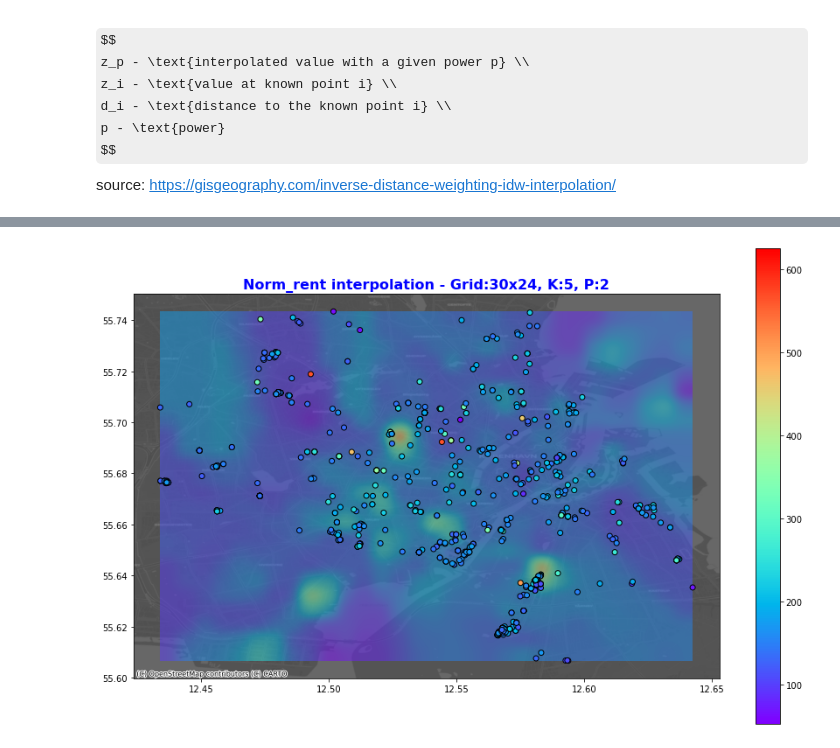
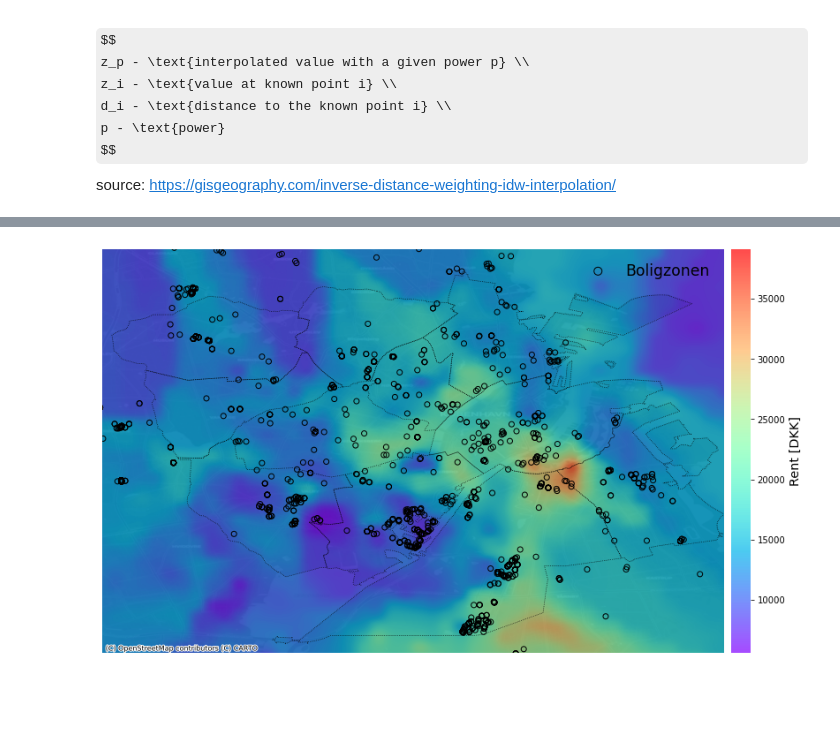
Before and after one commit to szymongalecki/Geospatial_Data_Science, a Jupyter notebook: idw_interpolation.ipynb, the cells around one changed output, grey strips where cells are left out. Cells and saved outputs as stored; diff of their text form; code cells hidden in the pictures; some formulas as TeX source; blank space fills up the shorter version.

Commit message:
final version of interpolation notebook

```diff
--- a/idw_interpolation.ipynb
+++ b/idw_interpolation.ipynb
@@ -164,7 +146,8 @@ grid_gdf["interpolated_norm_rent"] = interpolated_norm_rent
 # Convert dataframe columns into arrays
 longitude = grid_df["longitude"].values
 latitude = grid_df["latitude"].values
-interpolated_norm_rent = grid_df["interpolated_norm_rent"].values
+interpolated_rent = grid_df["interpolated_rent"].values
 # %%
-grid = np.reshape(interpolated_norm_rent, (4*D, 5*D))
-# grid
+# Reshape 1D array into 2D array
+grid = np.reshape(interpolated_rent, (4*D, 5*D))
+grid
@@ -198,29 +177,44 @@ neighbors.head()
-# %%
-# Create a figure and axes
-fig, ax = plt.subplots(figsize=(15, 10))
-
-# Scatter plot of neighbors
-sc = ax.scatter(neighbors.longitude, neighbors.latitude, c=neighbors.norm_rent, cmap='rainbow', edgecolors='black')
-
-# Add the basemap using contextily
-cx.add_basemap(ax, crs=gdf.crs, source=cx.providers.CartoDB.DarkMatter, alpha=0.7)
-
-# Plot the interpolation grid using imshow with transparency
-im = ax.imshow(grid, extent=(lon_min, lon_max, lat_min, lat_max), cmap='rainbow', interpolation='gaussian', alpha=0.5)
-
-# Add a colorbar
-cbar = plt.colorbar(sc)
-
-# Add title
-plt.title(f"Norm_rent interpolation - Grid:{5*D}x{4*D}, K:{K}, P:{P}", fontsize=16, fontweight="bold", color="blue")
-
-# Save plot
-plt.savefig(f"plots/D:{D}_K:{K}_P:{P}.png", dpi=300)
-
-# Show the plot
-plt.show()
-
-# Release resources
-plt.close()
-# %% [output]
-[figure, removed]
+# %%
+# Read polygons with Copenhagen areas
+bydel = gpd.read_file("data/bydel.geojson")
+# %%
+# Create a figure and axes
+fig, ax = plt.subplots(figsize=(15, 10))
+
+# Plot Copenhagen areas
+bydel.plot(ax=ax, facecolor='none', edgecolor='black', linestyle='dotted', lw=0.7)
+
+# Add the basemap using contextily
+cx.add_basemap(ax, crs=gdf.crs, source=cx.providers.CartoDB.DarkMatter, alpha=0.85)
+
+# Scatter plot of neighbors
+sc = ax.scatter(neighbors.longitude, neighbors.latitude, facecolors='none', edgecolors='black')
+
+# Plot the interpolation grid using imshow with transparency
+im = ax.imshow(grid, extent=(lon_min, 12.657, lat_min, lat_max), cmap='rainbow', interpolation='gaussian', alpha=0.7)
+
+# Add a colorbar
+cbar = plt.colorbar(im, shrink=0.84, pad=0.01)
+cbar.set_label('Rent [DKK]', fontsize='x-large', labelpad=5)
+cbar.outline.set_visible(False)
+
+# Add legend
+ax.legend(['Boligzonen'], loc='upper right', markerscale=1.5, fontsize='xx-large', labelcolor='black', frameon=False)
+
+# Set limit on longitude and latitude - isolate the cluster
+ax.set_ylim(55.61, 55.74)
+ax.set_xlim(12.45, 12.65)
+
+# Remove longitude and latitude
+ax.set_axis_off()
+
+# Save plot
+plt.savefig(f"plots/rent_apartments_D-{D}_K-{K}_P-{P}.png", dpi=600)
+
+# Show the plot
+plt.show()
+
+# Release resources
+plt.close()
+# %% [output]
+[figure, added]
```
Also changed, not shown: parts of 16 cells of this notebook.
